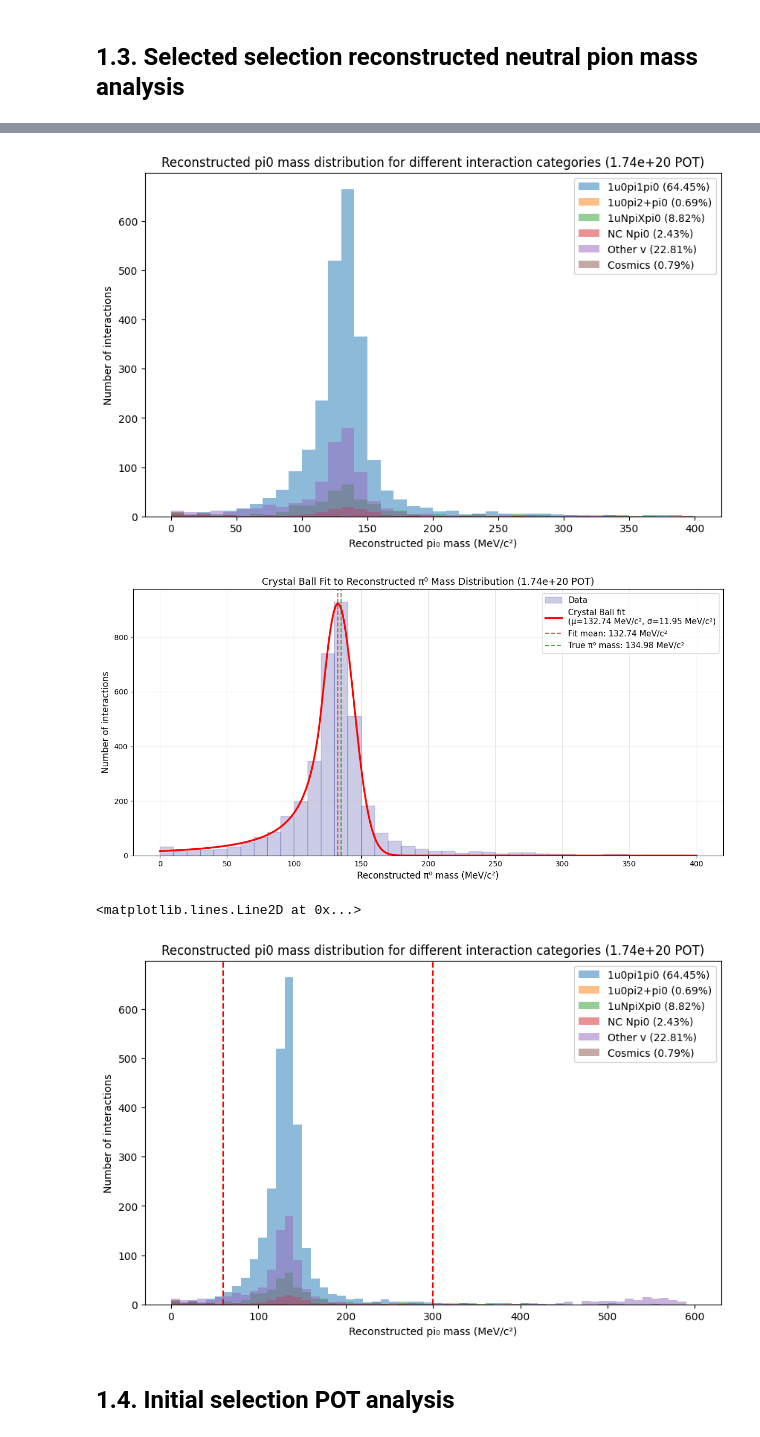
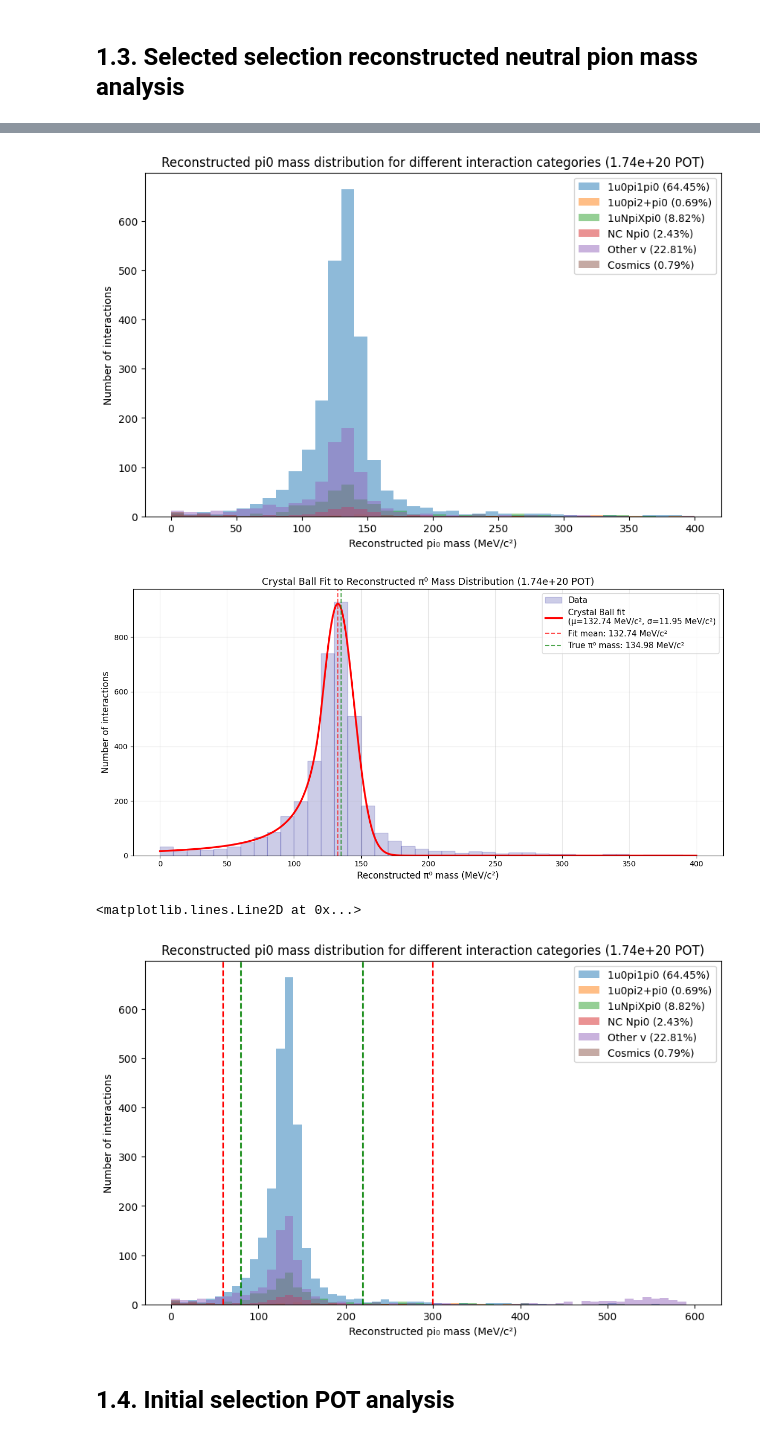
Before and after one commit to jordongalaxy-max/FYP_PYTHON_REAL, a Jupyter notebook: Python/BNB_Paper_Recreation_NuMI.ipynb, the cells around one changed output, grey strips where cells are left out. Cells and saved outputs as stored; diff of their text form; code cells hidden in the pictures.

```diff
--- a/Python/BNB_Paper_Recreation_NuMI.ipynb
+++ b/Python/BNB_Paper_Recreation_NuMI.ipynb
@@ -363,6 +363,10 @@ plt.title(f"Reconstructed pi0 mass distribution for different interaction catego
 #Create a red vertical line at 60 and 300 MeV on the plot
 plt.axvline(x=60, color='red', linestyle='--', label='Pi0 mass cut MeV/c^2 = 60')
 plt.axvline(x=300, color='red', linestyle='--', label='Pi0 mass cut MeV/c^2 = 300')
+
+#create a green vertical line at 80 MeV and 220 Mev on the plot
+plt.axvline(x=80, color='green', linestyle='--', label='Pi0 mass cut MeV/c^2 = 80')
+plt.axvline(x=220, color='green', linestyle='--', label='Pi0 mass cut MeV/c^2 = 220')
 # %% [output]
 Number of cosmic interactions and percentage: 31 out of 3902 (0.79%)
 Number of 1mu0pi1pi0 CC neutrinointeractions and percentage: 2515 out of 3902 (64.45%)
@@ -385,7 +389,7 @@ Multiplicative correction factor (μ / true π⁰ mass): 0.983414
 [figure]
 [figure]
-<matplotlib.lines.Line2D at 0x...>
+<matplotlib.lines.Line2D at 0x...>
-[figure, old version]
+[figure, new version]
 # %% [markdown]
 <h2 style="font-size: 24px;">1.4. Initial selection POT analysis</h2>
 # %%
```
Also changed, not shown: parts of 3 cells of this notebook, 2 other files.
